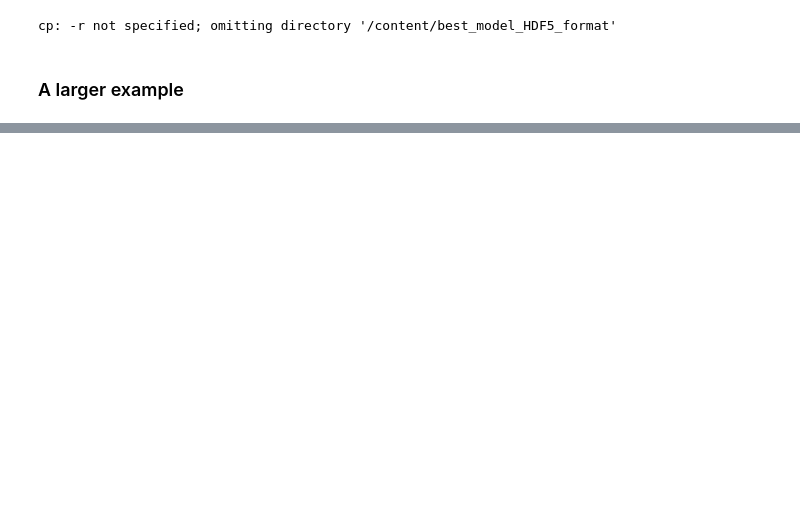
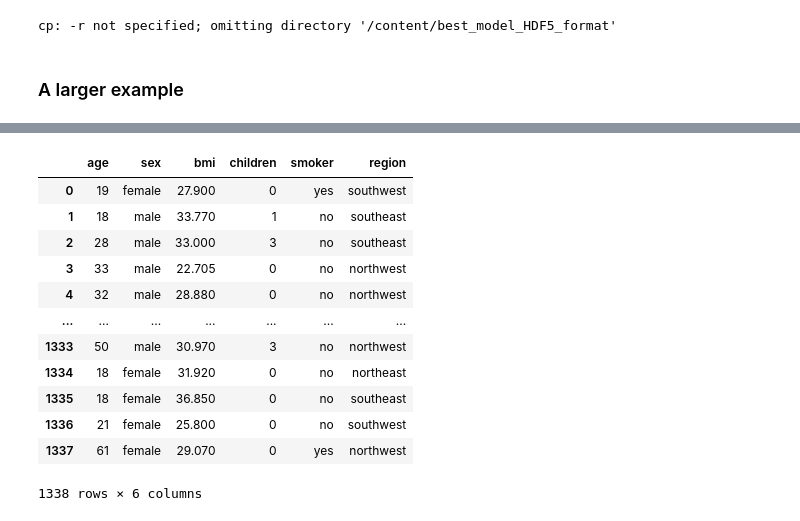
Before and after one commit to topguns837/Tensorflow-deeplearning, a Jupyter notebook: 01_neural_network_regression_with_tensorflow.ipynb, the cells around one changed output, grey strips where cells are left out. Cells and saved outputs as stored; diff of their text form; code cells hidden in the pictures; blank space fills up the shorter version.

```diff
--- a/01_neural_network_regression_with_tensorflow.ipynb
+++ b/01_neural_network_regression_with_tensorflow.ipynb
@@ -876,0 +932,20 @@ cp: -r not specified; omitting directory '/content/best_model_HDF5_format'
+# %%
+#Create X and y values
+X = insurance.drop(["charges"],inplace=False,axis = 1)
+y = insurance["charges"]
+# %%
+X
+# %% [output]
+|  | age | sex | bmi | children | smoker | region |
+| 0 | 19 | female | 27.900 | 0 | yes | southwest |
+| 1 | 18 | male | 33.770 | 1 | no | southeast |
+| 2 | 28 | male | 33.000 | 3 | no | southeast |
+| 3 | 33 | male | 22.705 | 0 | no | northwest |
+| 4 | 32 | male | 28.880 | 0 | no | northwest |
+| ... | ... | ... | ... | ... | ... | ... |
+| 1333 | 50 | male | 30.970 | 3 | no | northwest |
+| 1334 | 18 | female | 31.920 | 0 | no | northeast |
+| 1335 | 18 | female | 36.850 | 0 | no | southeast |
+| 1336 | 21 | female | 25.800 | 0 | no | southwest |
+| 1337 | 61 | female | 29.070 | 0 | yes | northwest |
+1338 rows × 6 columns
```
Also changed, not shown: parts of 8 cells of this notebook.
